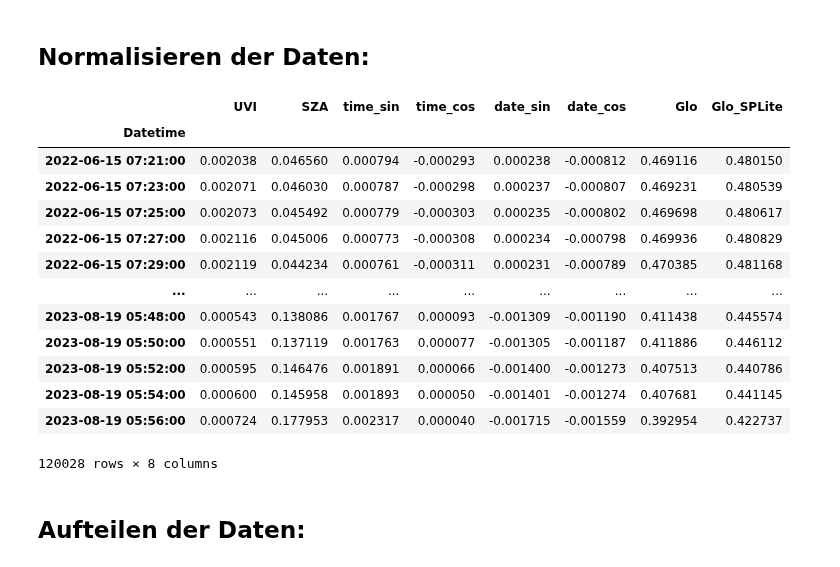
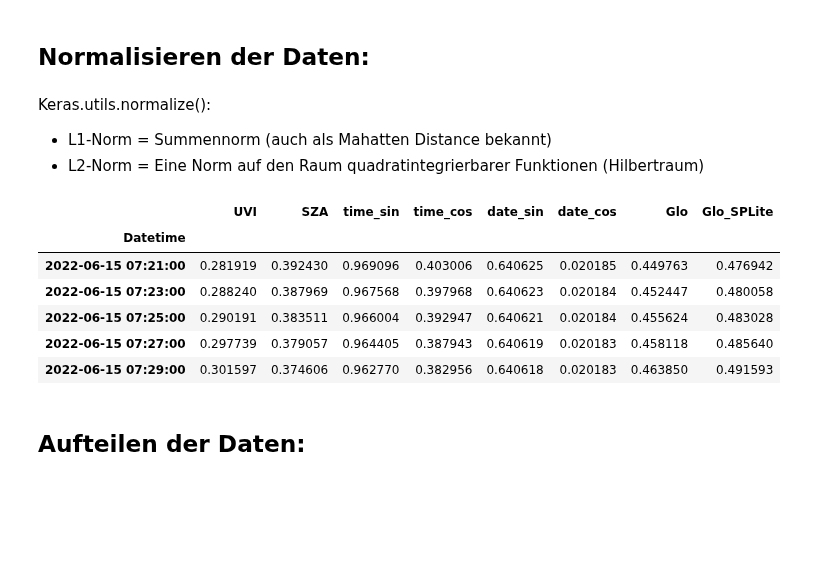
Before and after one commit to rjanow/Masterarbeit, a Jupyter notebook: 2.1_Modeling_and_Prediction.ipynb, the cells around one changed output. Drawn from its saved outputs; the diff is of its cells as text; code cells hidden in the pictures; blank space fills up the shorter version.

```diff
--- a/2.1_Modeling_and_Prediction.ipynb
+++ b/2.1_Modeling_and_Prediction.ipynb
@@ -150,23 +150,53 @@ cols
 ['SZA', 'time_sin', 'time_cos', 'date_sin', 'date_cos', 'Glo', 'Glo_SPLite']
 # %% [markdown]
 ## Normalisieren der Daten:
-# %%
-# Normalisieren der Daten (Was gibt es noch für Scaler)
-normalize(df_model, order = 1)
-# %% [output]
-|  | UVI | SZA | time_sin | time_cos | date_sin | date_cos | Glo | Glo_SPLite |
-| Datetime |  |  |  |  |  |  |  |  |
-| 2022-06-15 07:21:00 | 0.002038 | 0.046560 | 0.000794 | -0.000293 | 0.000238 | -0.000812 | 0.469116 | 0.480150 |
-| 2022-06-15 07:23:00 | 0.002071 | 0.046030 | 0.000787 | -0.000298 | 0.000237 | -0.000807 | 0.469231 | 0.480539 |
-| 2022-06-15 07:25:00 | 0.002073 | 0.045492 | 0.000779 | -0.000303 | 0.000235 | -0.000802 | 0.469698 | 0.480617 |
-| 2022-06-15 07:27:00 | 0.002116 | 0.045006 | 0.000773 | -0.000308 | 0.000234 | -0.000798 | 0.469936 | 0.480829 |
-| 2022-06-15 07:29:00 | 0.002119 | 0.044234 | 0.000761 | -0.000311 | 0.000231 | -0.000789 | 0.470385 | 0.481168 |
-| ... | ... | ... | ... | ... | ... | ... | ... | ... |
-| 2023-08-19 05:48:00 | 0.000543 | 0.138086 | 0.001767 | 0.000093 | -0.001309 | -0.001190 | 0.411438 | 0.445574 |
-| 2023-08-19 05:50:00 | 0.000551 | 0.137119 | 0.001763 | 0.000077 | -0.001305 | -0.001187 | 0.411886 | 0.446112 |
-| 2023-08-19 05:52:00 | 0.000595 | 0.146476 | 0.001891 | 0.000066 | -0.001400 | -0.001273 | 0.407513 | 0.440786 |
-| 2023-08-19 05:54:00 | 0.000600 | 0.145958 | 0.001893 | 0.000050 | -0.001401 | -0.001274 | 0.407681 | 0.441145 |
-| 2023-08-19 05:56:00 | 0.000724 | 0.177953 | 0.002317 | 0.000040 | -0.001715 | -0.001559 | 0.392954 | 0.422737 |
-120028 rows × 8 columns
+# %% [markdown]
+Keras.utils.normalize():
+- L1-Norm = Summennorm (auch als Mahatten Distance bekannt)
+- L2-Norm = Eine Norm auf den Raum quadratintegrierbarer Funktionen (Hilbertraum)
+# %%
+def normalize_ZScore(df):
+    """
+    Normalisiert einen DataFrame, indem für jede Spalte der Z-Score berechnet wird.
+
+    :param df: Der DataFrame, der normalisiert werden soll.
+    :return: Ein normalisierter DataFrame sowie die Mittelwerte und Standardabweichungen.
+    """
+    # Berechnen des Mittelwerts und der Standardabweichung für jede Spalte
+    mean = df.mean(axis=0)
+    std = df.std(axis=0)
+
+    # Anwenden der Z-Score-Normalisierung
+    normalized_df = (df - mean) / std
+
+    return normalized_df, mean, std
+# %%
+def normalize_MinMax(df):
+    """
+    Normalisiert einen DataFrame, indem für jede Spalte die Min-Max-Normalisierung durchgeführt wird.
+
+    :param df: Der DataFrame, der normalisiert werden soll.
+    :return: Ein normalisierter DataFrame sowie die Minima und Maxima für jede Spalte.
+    """
+    # Berechnen des Minimums und Maximums für jede Spalte
+    min_val = df.min(axis=0)
+    max_val = df.max(axis=0)
+
+    # Anwenden der Min-Max-Normalisierung
+    normalized_df = (df - min_val) / (max_val - min_val)
+
+    return normalized_df, min_val, max_val
+# %%
+normalized_ZS_df, mean, std = normalize_ZScore(df_model)
+normalized_MinMax_df, Min, Max = normalize_MinMax(df_model)
+normalized_MinMax_df.head()
+# %% [output]
+|  | UVI | SZA | time_sin | time_cos | date_sin | date_cos | Glo | Glo_SPLite |
+| Datetime |  |  |  |  |  |  |  |  |
+| 2022-06-15 07:21:00 | 0.281919 | 0.392430 | 0.969096 | 0.403006 | 0.640625 | 0.020185 | 0.449763 | 0.476942 |
+| 2022-06-15 07:23:00 | 0.288240 | 0.387969 | 0.967568 | 0.397968 | 0.640623 | 0.020184 | 0.452447 | 0.480058 |
+| 2022-06-15 07:25:00 | 0.290191 | 0.383511 | 0.966004 | 0.392947 | 0.640621 | 0.020184 | 0.455624 | 0.483028 |
+| 2022-06-15 07:27:00 | 0.297739 | 0.379057 | 0.964405 | 0.387943 | 0.640619 | 0.020183 | 0.458118 | 0.485640 |
+| 2022-06-15 07:29:00 | 0.301597 | 0.374606 | 0.962770 | 0.382956 | 0.640618 | 0.020183 | 0.463850 | 0.491593 |
 # %% [markdown]
 ## Aufteilen der Daten:
```
Also changed, not shown: parts of 18 cells of this notebook.
